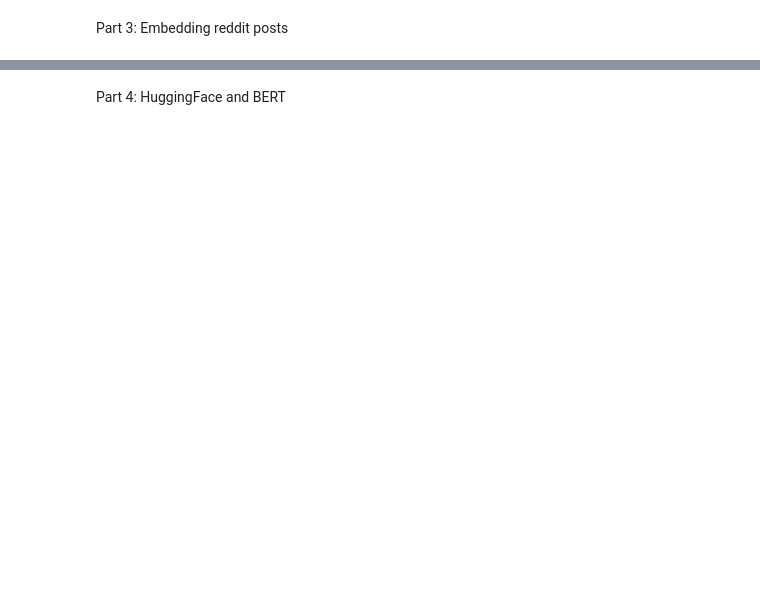
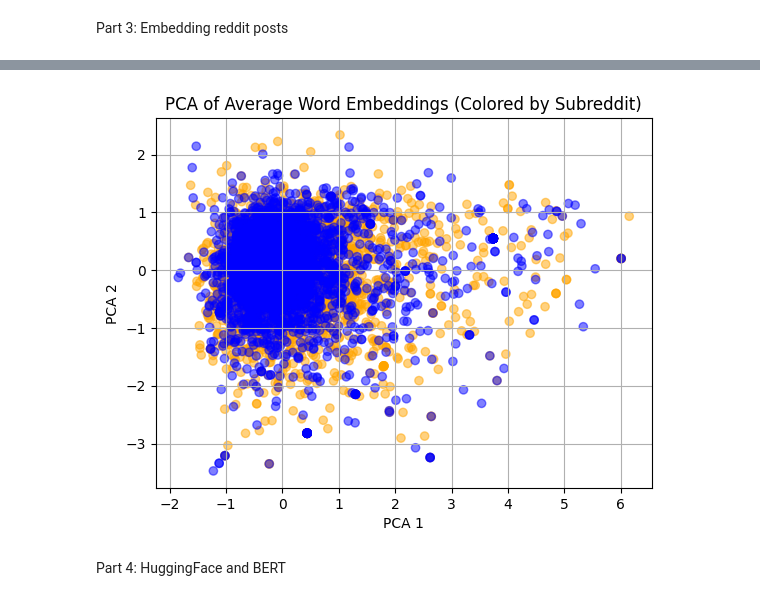
Before and after one commit to qyye11/project3-embeddings, a Jupyter notebook: project-3.ipynb, the cells around one changed output, grey strips where cells are left out. Saved outputs shown, nothing was run; the diff lists cells and outputs as text; code cells hidden in the pictures; blank space fills up the shorter version.

```diff
--- a/project-3.ipynb
+++ b/project-3.ipynb
@@ -228,2 +300,38 @@ plt.show()
+# %%
+
+#use this function to calculate the average embedding of each post in the dataset
+
+#plot the pca of the average embeddings, color by the "label" column
+
+#how is this plot different from the previous one?
+
+#is there clear separation?
+avg_embeddings = []
+valid_labels = []
+
+for i, text in enumerate(data['cleaned_text']):
+    emb = avg_embedding(text, model)
+    if not np.isnan(emb).any():
+        avg_embeddings.append(emb)
+        valid_labels.append(data['label'].iloc[i])
+
+# Reduce to 2D using PCA
+X_pca = PCA(n_components=2).fit_transform(avg_embeddings)
+
+# Plot and color by subreddit label
+colors = ['blue' if label == 0 else 'orange' for label in valid_labels]
+plt.scatter(X_pca[:, 0], X_pca[:, 1], c=colors, alpha=0.5)
+
+plt.title("PCA of Average Word Embeddings (Colored by Subreddit)")
+plt.xlabel("PCA 1")
+plt.ylabel("PCA 2")
+plt.grid(True)
+plt.show()
+
+#Previous plot (BoW) used sparse word counts — it treated each word as independent, without capturing meaning or context. This plot (Avg Embeddings) uses GloVe word vectors — so semantically similar words (e.g., “university” and “college”) are close in space, even if they’re not the same word.
+
+#There is some separation, especially along the horizontal axis (PCA 1), but it’s not perfect. The two subreddits (UMich in blue, UIUC in orange) overlap a lot, suggesting shared language, topics, or style.
+# %% [output]
+[figure, added]
 # %% [markdown]
 Part 4: HuggingFace and BERT
```
Also changed, not shown: parts of 14 cells of this notebook.
